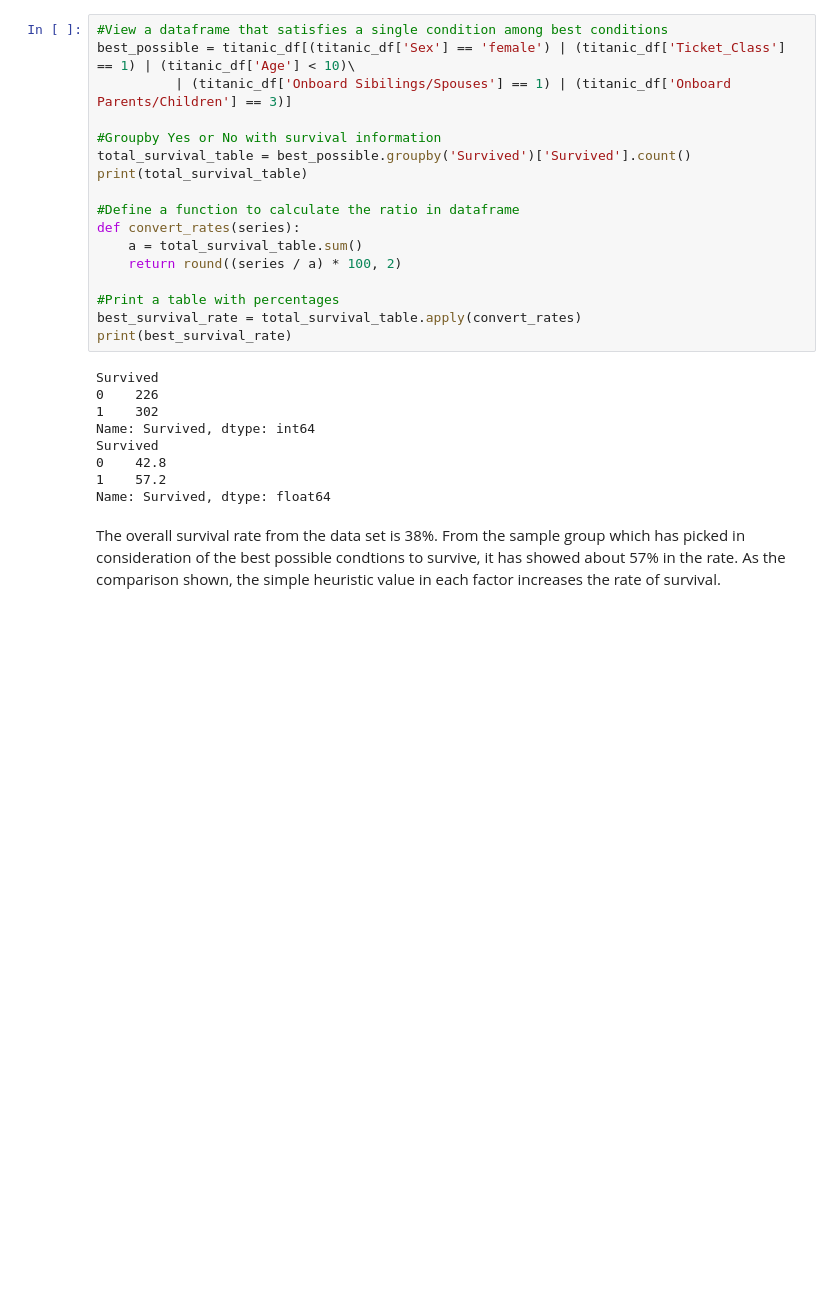
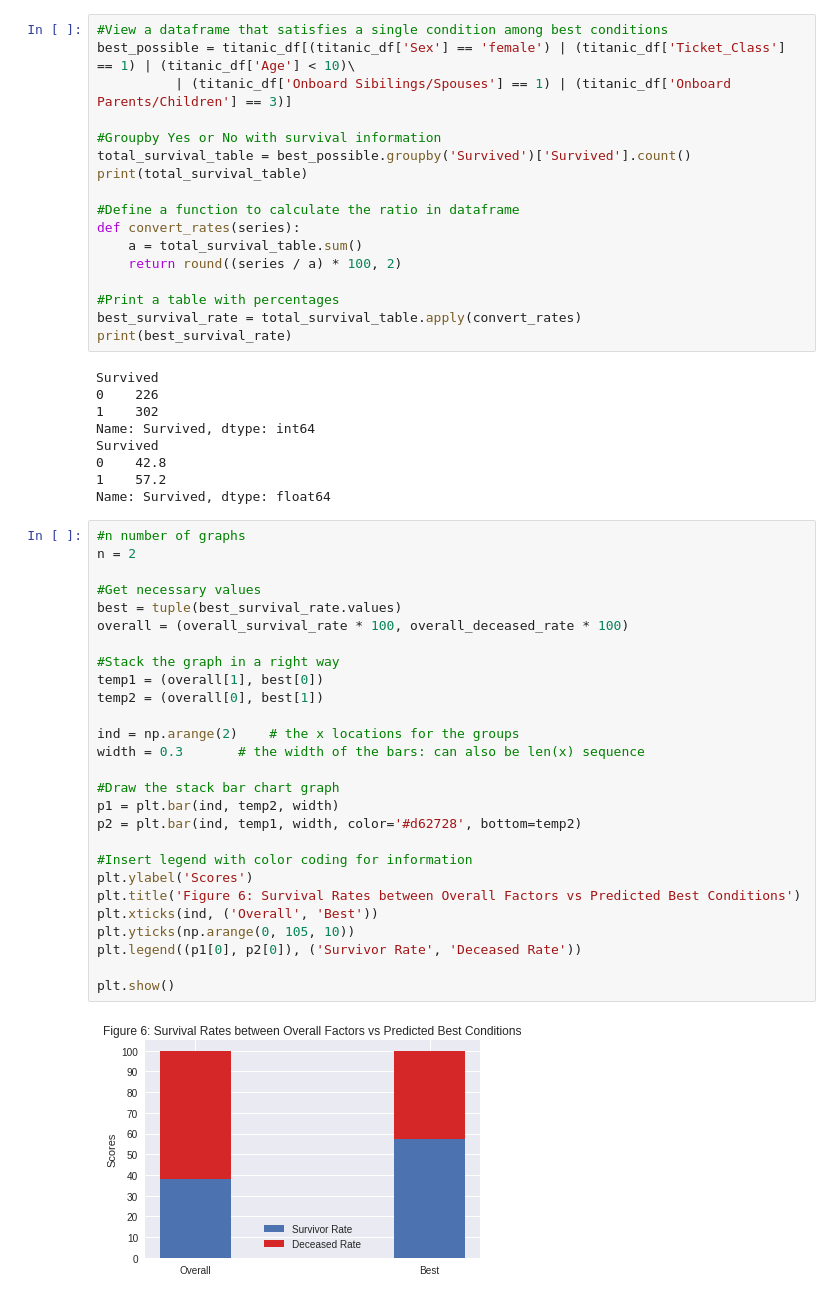
Before and after one commit to kang39/data_analyst, a Jupyter notebook: project_2/P2_Survival_Factors_in_Titanic_Data.ipynb, the cells around one changed output. Drawn from its saved outputs; the diff is of its cells as text; blank space fills up the shorter version.

```diff
--- a/project_2/P2_Survival_Factors_in_Titanic_Data.ipynb
+++ b/project_2/P2_Survival_Factors_in_Titanic_Data.ipynb
@@ -793,5 +796,32 @@ Survived
 0    42.8
 1    57.2
 Name: Survived, dtype: float64
-# %% [markdown]
-The overall survival rate from the data set is 38%. From the sample group which has picked in consideration of the best possible condtions to survive, it has showed about 57% in the rate. As the comparison shown, the simple heuristic value in each factor increases the rate of survival.
+# %%
+#n number of graphs
+n = 2
+
+#Get necessary values
+best = tuple(best_survival_rate.values)
+overall = (overall_survival_rate * 100, overall_deceased_rate * 100)
+
+#Stack the graph in a right way
+temp1 = (overall[1], best[0])
+temp2 = (overall[0], best[1])
+
+ind = np.arange(2)    # the x locations for the groups
+width = 0.3       # the width of the bars: can also be len(x) sequence
+
+#Draw the stack bar chart graph
+p1 = plt.bar(ind, temp2, width)
+p2 = plt.bar(ind, temp1, width, color='#d62728', bottom=temp2)
+
+#Insert legend with color coding for information
+plt.ylabel('Scores')
+plt.title('Figure 6: Survival Rates between Overall Factors vs Predicted Best Conditions')
+plt.xticks(ind, ('Overall', 'Best'))
+plt.yticks(np.arange(0, 105, 10))
+plt.legend((p1[0], p2[0]), ('Survivor Rate', 'Deceased Rate'))
+
+plt.show()
+# %% [output]
+[figure, added]
```
Also changed, not shown: parts of 3 cells of this notebook.
